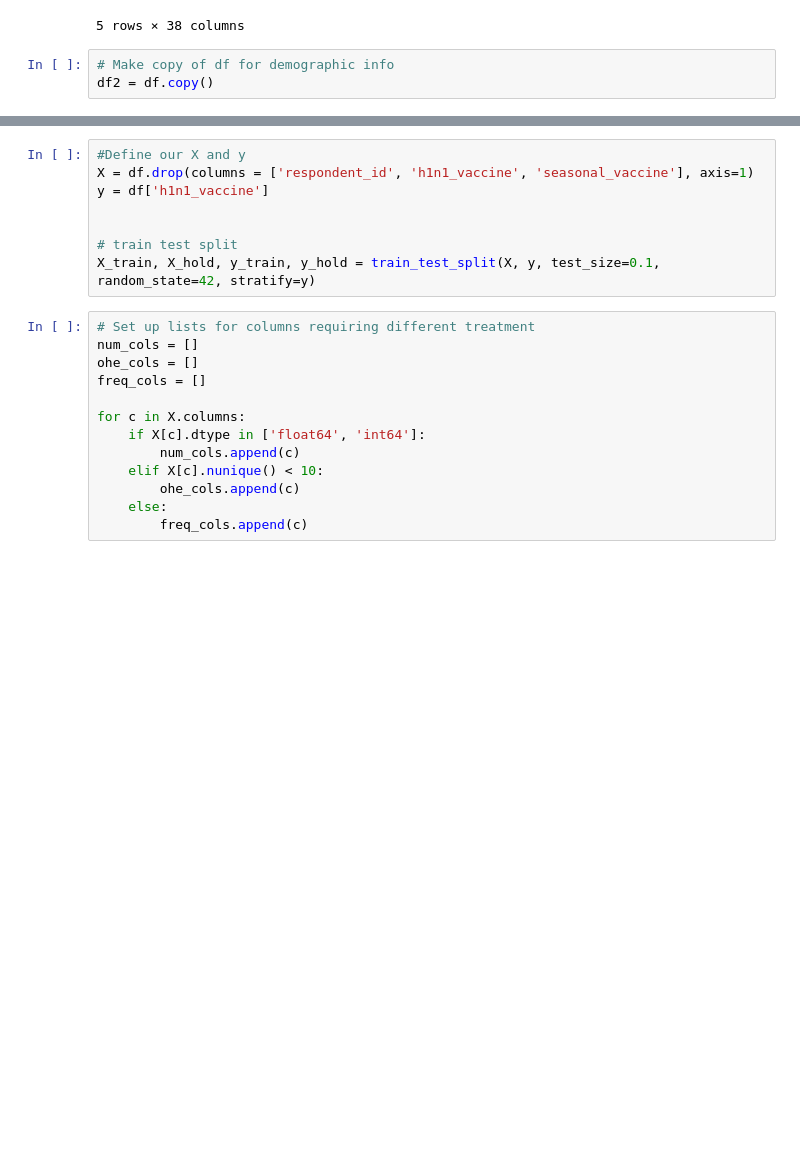
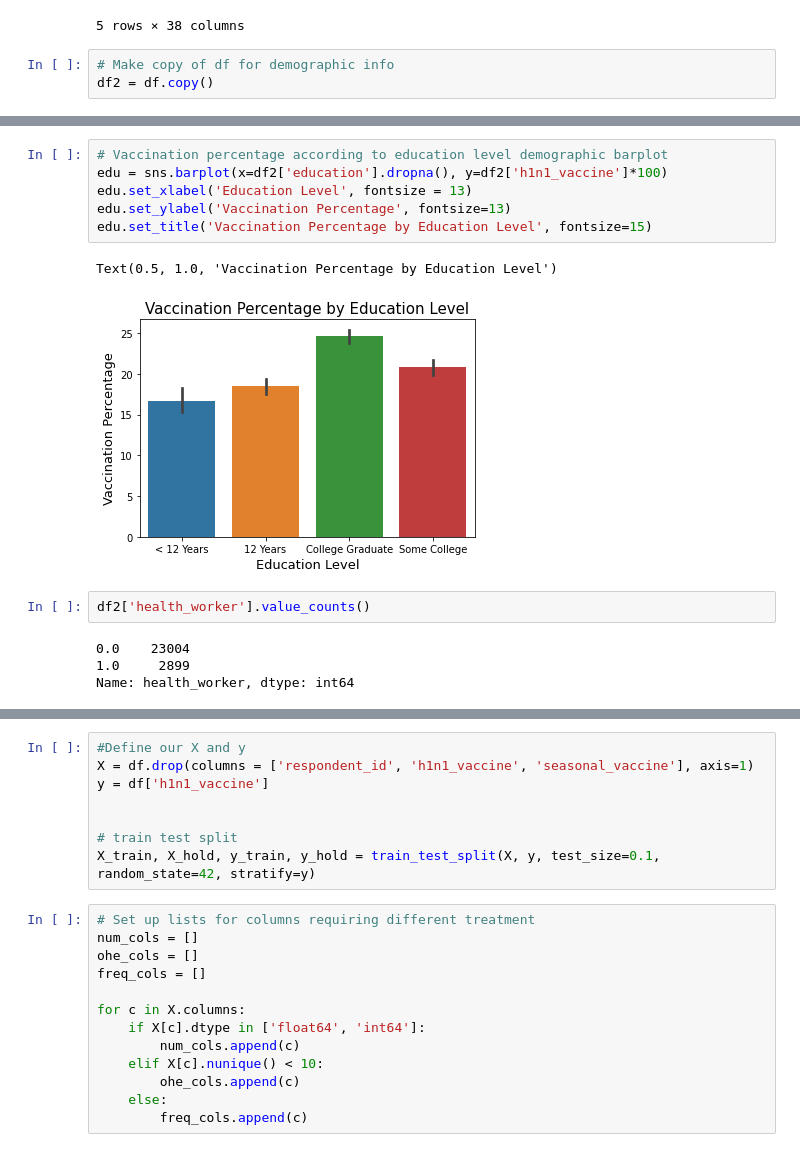
Before and after one commit to emykes/Flu_Vaccination_ML, a Jupyter notebook: Notebooks/Brooke/Brooke_EDA.ipynb, the cells around one changed output, grey strips where cells are left out. Drawn from its saved outputs; the diff is of its cells as text; blank space fills up the shorter version.

```diff
--- a/Notebooks/Brooke/Brooke_EDA.ipynb
+++ b/Notebooks/Brooke/Brooke_EDA.ipynb
@@ -171,0 +176,15 @@ sns.barplot(x=df2['sex'], y=df2['h1n1_vaccine'])
+# %%
+# Vaccination percentage according to education level demographic barplot
+edu = sns.barplot(x=df2['education'].dropna(), y=df2['h1n1_vaccine']*100)
+edu.set_xlabel('Education Level', fontsize = 13)
+edu.set_ylabel('Vaccination Percentage', fontsize=13)
+edu.set_title('Vaccination Percentage by Education Level', fontsize=15)
+# %% [output]
+Text(0.5, 1.0, 'Vaccination Percentage by Education Level')
+[figure, added]
+# %%
+df2['health_worker'].value_counts()
+# %% [output]
+0.0    23004
+1.0     2899
+Name: health_worker, dtype: int64
```
Also changed, not shown: parts of 18 cells of this notebook.
